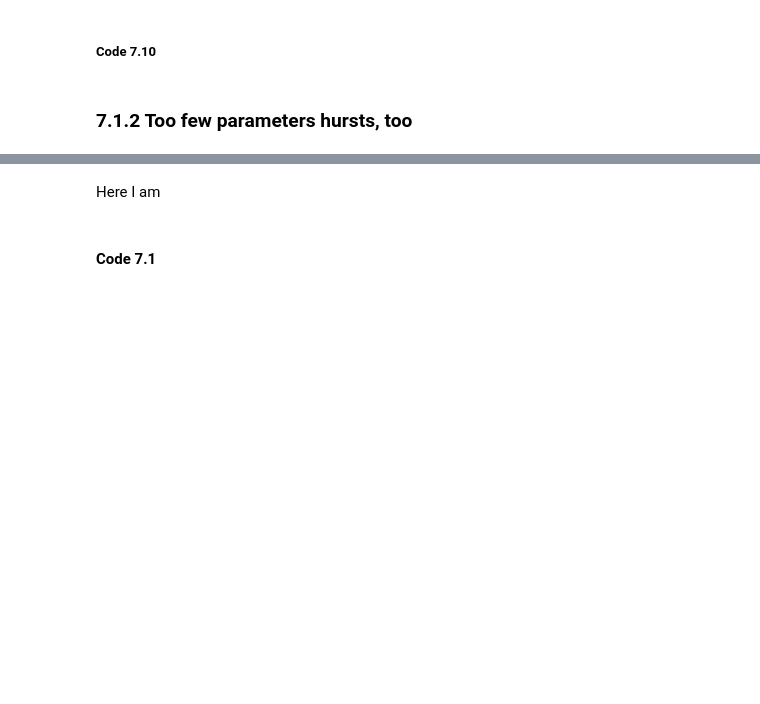
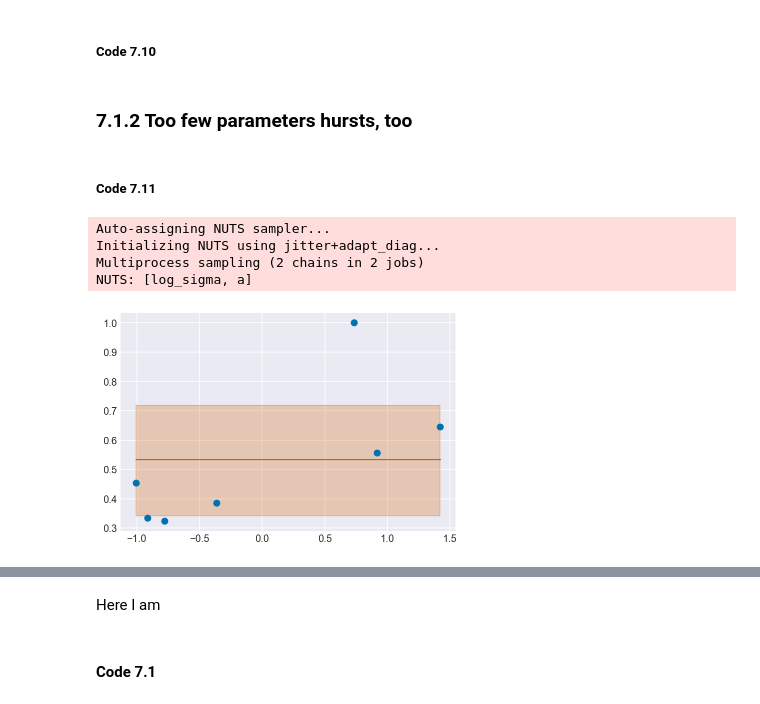
Before and after one commit to baheredia/resources, a Jupyter notebook: Rethinking/Chp_07.ipynb, the cells around one changed output, grey strips where cells are left out. Drawn from its saved outputs; the diff is of its cells as text; code cells hidden in the pictures; blank space fills up the shorter version.

```diff
--- a/Rethinking/Chp_07.ipynb
+++ b/Rethinking/Chp_07.ipynb
@@ -212,3 +211,29 @@ plt.fill_between(mass_seq,
 # Skipping for the moment
 # %% [markdown]
 ### 7.1.2 Too few parameters hursts, too
+# %% [markdown]
+##### Code 7.11
+# %%
+with pm.Model() as m7_7:
+    a = pm.Normal("a", mu=0.5, sd=1)
+    mu = pm.Deterministic("mu", a)
+    log_sigma = pm.Normal("log_sigma", mu=0, sd=1)
+    brain_std = pm.Normal("brain_std", mu=mu, sd=np.exp(log_sigma), observed=d["brain_std"])
+
+    trace_7_7 = pm.sample(1000, tune=1000)
+# %% [output]
+Auto-assigning NUTS sampler...
+Initializing NUTS using jitter+adapt_diag...
+Multiprocess sampling (2 chains in 2 jobs)
+NUTS: [log_sigma, a]
+# %%
+mass_seq = np.linspace(d["mass_std"].min(), d["mass_std"].max(), num=100)
+a_sim = trace_7_7["a"]
+mu_sim = np.zeros(100) + a_sim.mean()
+mu_hpd = pm.hpd(a_sim.reshape(2000, 1), alpha=0.11)
+plt.plot(d["mass_std"], d["brain_std"], 'C0o')
+plt.plot(mass_seq, mu_sim, 'C2');
+plt.fill_between(mass_seq,
+                 mu_hpd[:,0], mu_hpd[:,1], color='C2', alpha=0.25);
+# %% [output]
+[figure, added]
```
Also changed, not shown: parts of 17 cells of this notebook.
